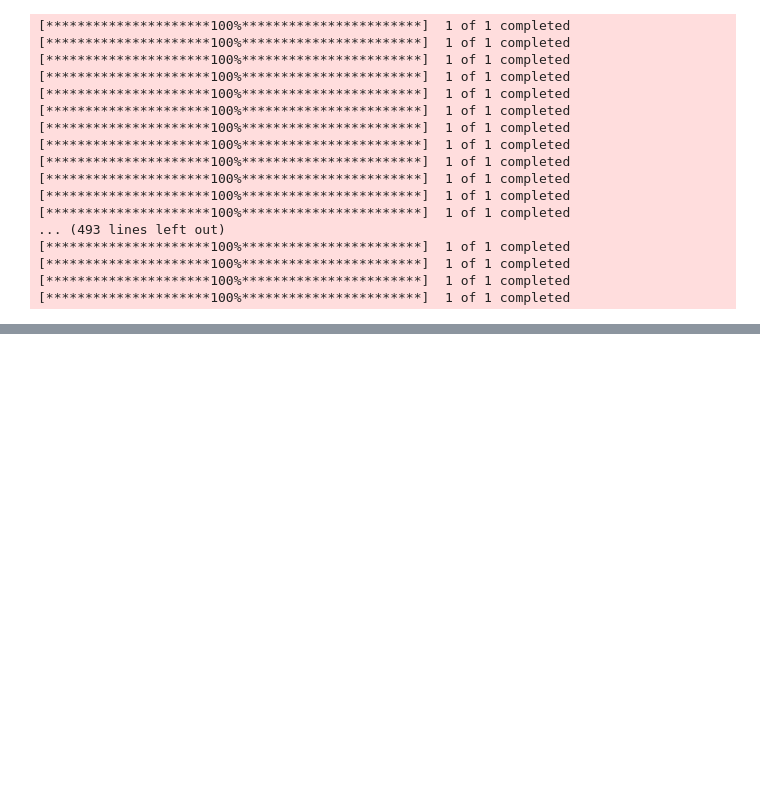
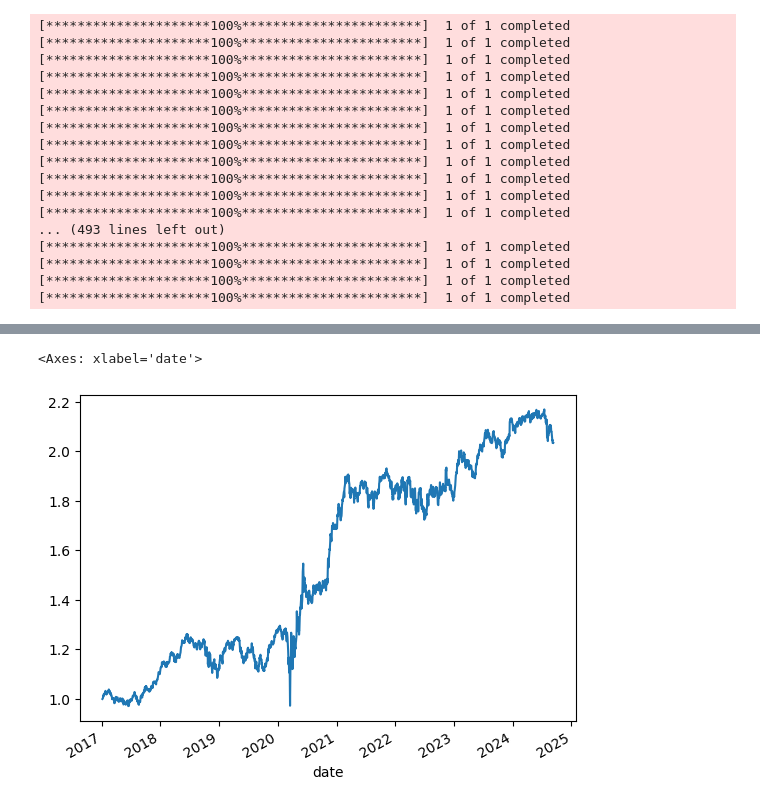
Before and after one commit to Treneti/simple_trading_sys, a Jupyter notebook: test.ipynb, the cells around one changed output, grey strips where cells are left out. Drawn from its saved outputs; the diff is of its cells as text; code cells hidden in the pictures; blank space fills up the shorter version.

```diff
--- a/test.ipynb
+++ b/test.ipynb
@@ -78,0 +104,5 @@ cleaned_data.reset_index().to_parquet(f'{config.outdir}/combined_cleaned_data.pa
+# %%
+res_df['pnl'].plot()
+# %% [output]
+<Axes: xlabel='date'>
+[figure, added]
```
Also changed, not shown: parts of 15 cells of this notebook, 1 other file.
